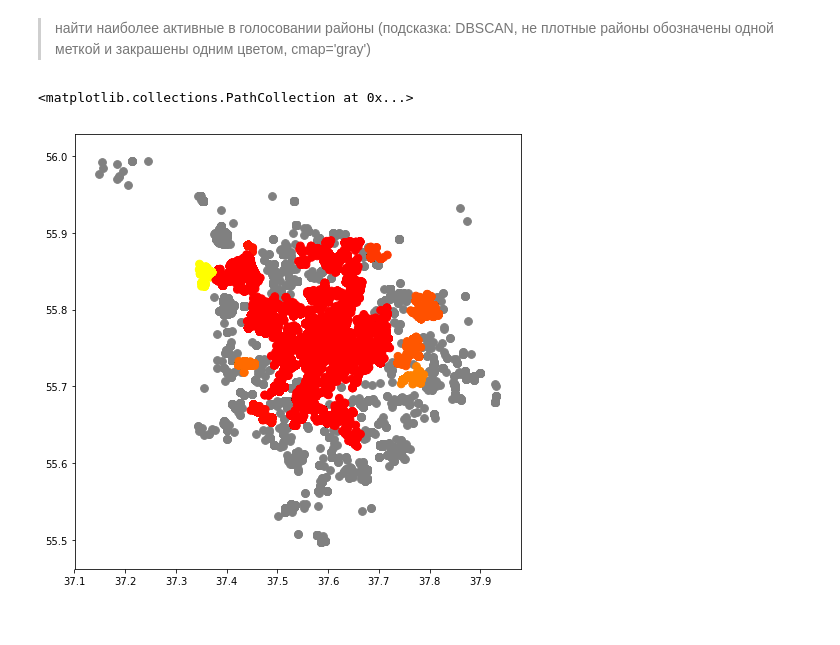
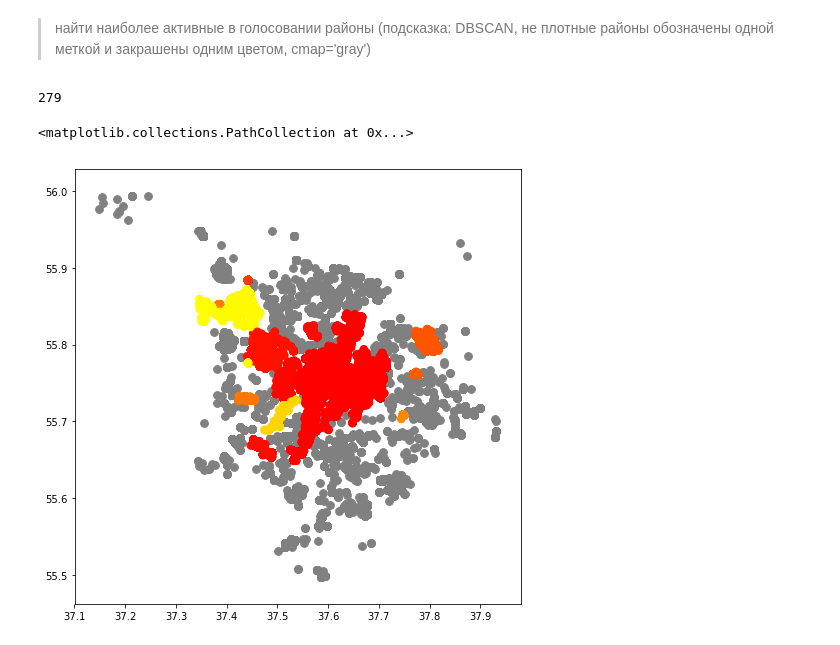
Before and after one commit to 0xBADC0FFEE/netology-practice, a Jupyter notebook: 2.6 Кластеризация/geo.ipynb, the cells around one changed output. Cells and saved outputs as stored; diff of their text form; code cells hidden in the pictures.

```diff
--- a/2.6 Кластеризация/geo.ipynb
+++ b/2.6 Кластеризация/geo.ipynb
@@ -202,22 +202,24 @@ for ax, (key, group) in zip(axes, geo_grouped):
 > найти наиболее активные в голосовании районы (подсказка: DBSCAN, не плотные районы обозначены одной меткой и закрашены одним цветом, cmap='gray')
 # %%
 X = geo[['x', 'y']]
-algorythm = DBSCAN(eps=0.01, min_samples=10, n_jobs=-1)
+algorythm = DBSCAN(eps=0.008, min_samples=1, n_jobs=-1)
 cluster_pred = algorythm.fit_predict(X)
 fig, axes = plt.subplots(1, 1, figsize=(8,8))
 
 clusters, cluster_counts = np.unique(cluster_pred, return_counts=True)
+print(len(cluster_counts))
 high_density_clusters = clusters[np.where(cluster_counts >= 1000)]
 low_density_clusters = clusters[np.where(cluster_counts < 1000)]
 
 colors = []
 
 X.loc[:, 'cluster'] = cluster_pred
 X.loc[:, 'high_density'] = [c in high_density_clusters for c in cluster_pred]
 low = X[X['high_density'] == False]
 axes.scatter(low.x, low.y, c='grey', s=60)
 high = X[X['high_density'] == True]
 axes.scatter(high.x, high.y, c=high.cluster, cmap='autumn', s=60)
 # %% [output]
-<matplotlib.collections.PathCollection at 0x...>
+279
+<matplotlib.collections.PathCollection at 0x...>
-[figure, old version]
+[figure, new version]
```
